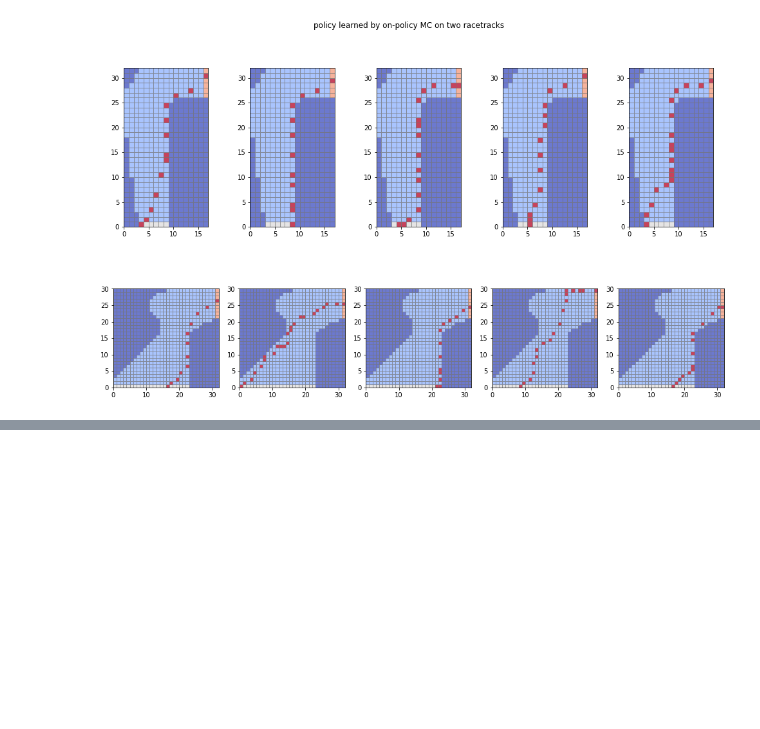
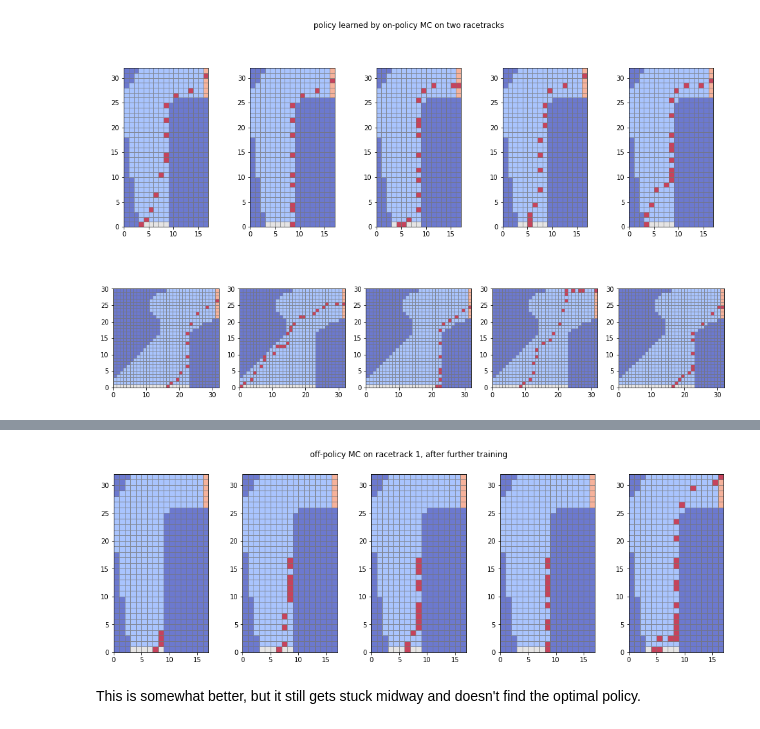
Before and after one commit to pacalab/rl_sutton_barto, a Jupyter notebook: Chapter_5/Chapter_5.ipynb, the cells around one changed output, grey strips where cells are left out. Saved outputs shown, nothing was run; the diff lists cells and outputs as text; code cells hidden in the pictures; blank space fills up the shorter version.

```diff
--- a/Chapter_5/Chapter_5.ipynb
+++ b/Chapter_5/Chapter_5.ipynb
@@ -425,0 +557,29 @@ def off_policy_MC_learning(track, episodes=1000, pi_b=None, pi=None):
+# %%
+# this takes another 15 min for 10k additional episodes
+pi1_off = off_policy_MC_learning(track1, episodes=10_000, pi_b=None, pi=pi1_off)
+# %%
+# Use policy pi1_off to generate 5 trajectories
+# of the driver on track1.
+played_track1 = []
+for i in range(5):
+    # Although the policy is greedy, we use greedy=False here because
+    # it didn't manage to visit the whole (s, a) space.
+    # So if pi(s, a) = 1 (learned), it uses that action,
+    # otherwise it selects a legal action uniformly.
+    _, _, transitions = generate_episode(track1, pi1_off, greedy=False, store_transitions=True)
+    # mark the positions of the agent on the track diagram
+    played_track1.append(track1.copy())
+    for t in transitions:
+        played_track1[i][t[0][0], t[0][1]] = 4
+    played_track1[i][t[3][0], t[3][1]] = 4
+# %%
+fig, ax = plt.subplots(nrows=1, ncols=5, figsize=(17, 5))
+for i in range(5):
+    ax[i].pcolormesh(played_track1[i], edgecolors='gray', linewidth=1, alpha = 0.75, cmap='coolwarm')
+    ax[i].set_aspect('equal')
+fig.suptitle('off-policy MC on racetrack 1, after further training')
+plt.show()
+# %% [output]
+[figure, added]
+# %% [markdown]
+This is somewhat better, but it still gets stuck midway and doesn't find the optimal policy.
```
Also changed, not shown: parts of 11 cells of this notebook.
